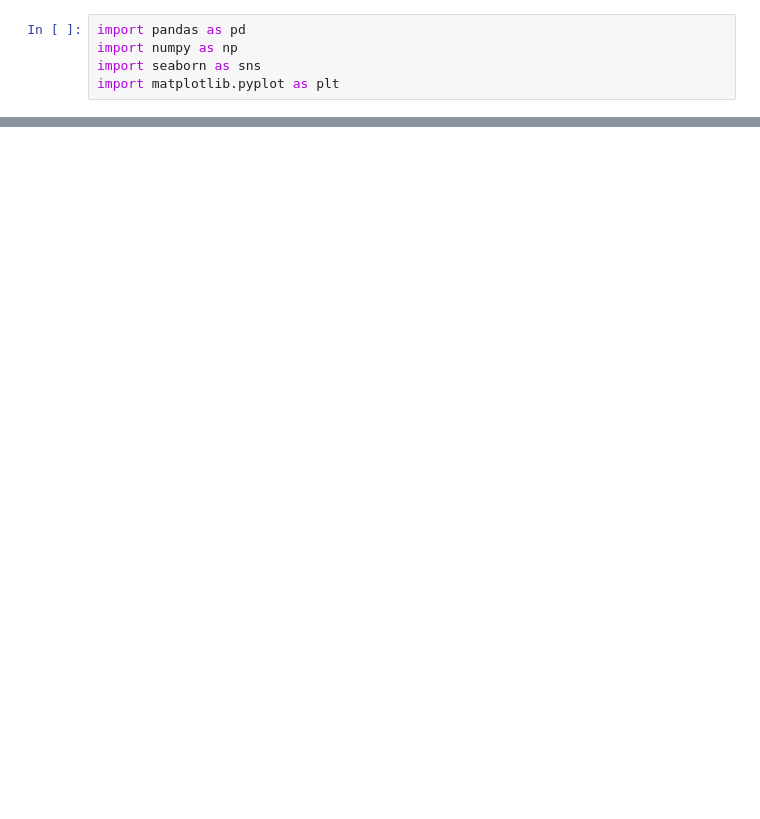
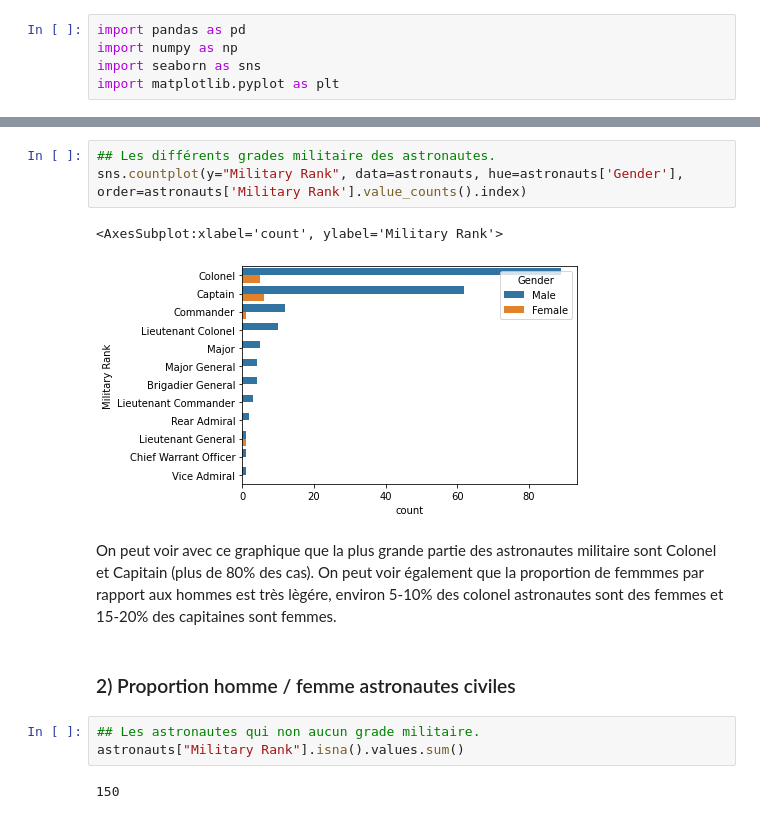
Before and after one commit to noroyEtienne/Python_EDA, a Jupyter notebook: Astronauts_exercice_facultatif/astronauts.ipynb, the cells around one changed output, grey strips where cells are left out. Cells and saved outputs as stored; diff of their text form; blank space fills up the shorter version.

```diff
--- a/Astronauts_exercice_facultatif/astronauts.ipynb
+++ b/Astronauts_exercice_facultatif/astronauts.ipynb
@@ -26,0 +71,15 @@ memory usage: 53.1+ KB
+# %%
+## Les différents grades militaire des astronautes.
+sns.countplot(y="Military Rank", data=astronauts, hue=astronauts['Gender'], order=astronauts['Military Rank'].value_counts().index)
+# %% [output]
+<AxesSubplot:xlabel='count', ylabel='Military Rank'>
+[figure, added]
+# %% [markdown]
+On peut voir avec ce graphique que la plus grande partie des astronautes militaire sont Colonel et Capitain (plus de 80% des cas). On peut voir également que la proportion de femmmes par rapport aux hommes est très lègére, environ 5-10% des colonel astronautes sont des femmes et 15-20% des capitaines sont femmes.
+# %% [markdown]
+### 2) Proportion homme / femme astronautes civiles
+# %%
+## Les astronautes qui non aucun grade militaire.
+astronauts["Military Rank"].isna().values.sum()
+# %% [output]
+150
```
Also changed, not shown: parts of 16 cells of this notebook.
